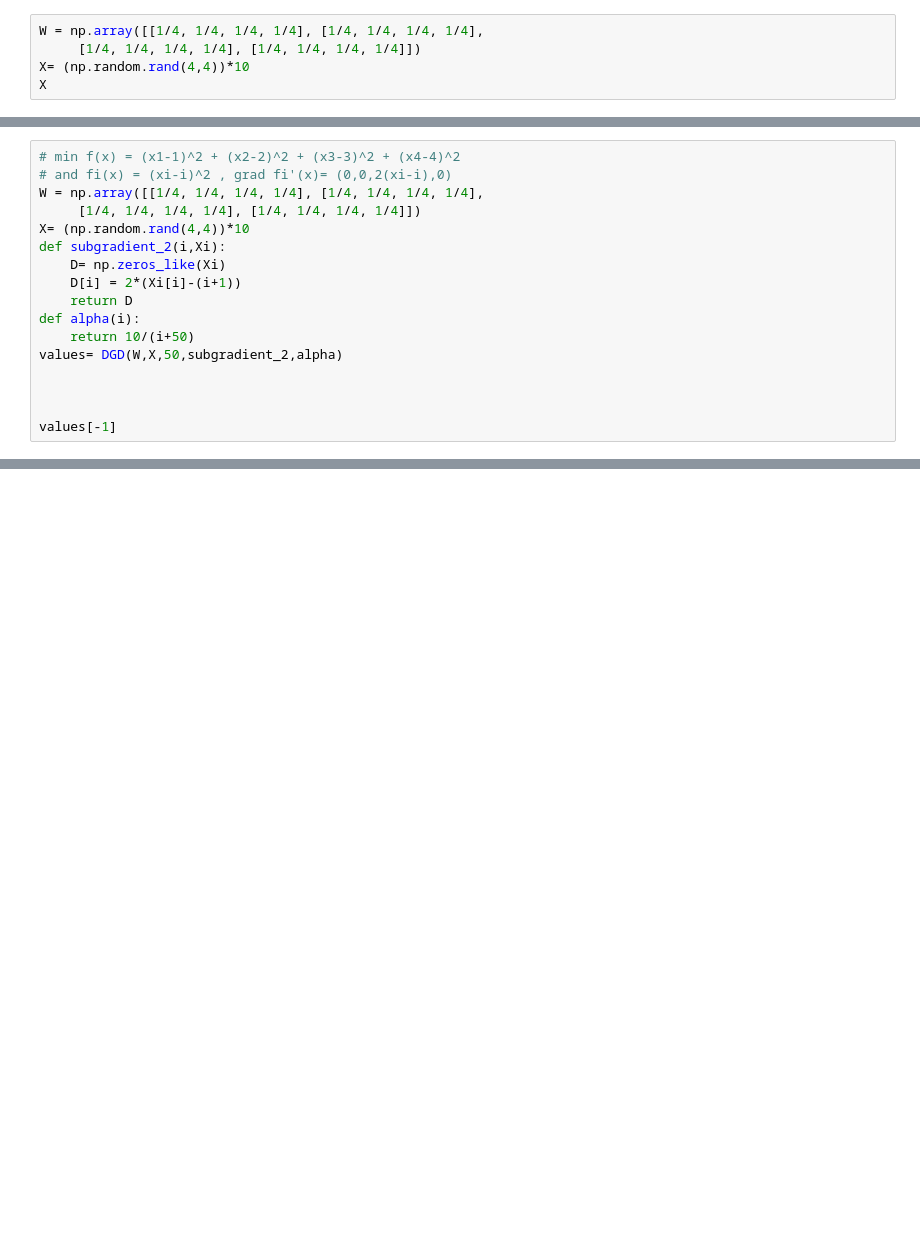
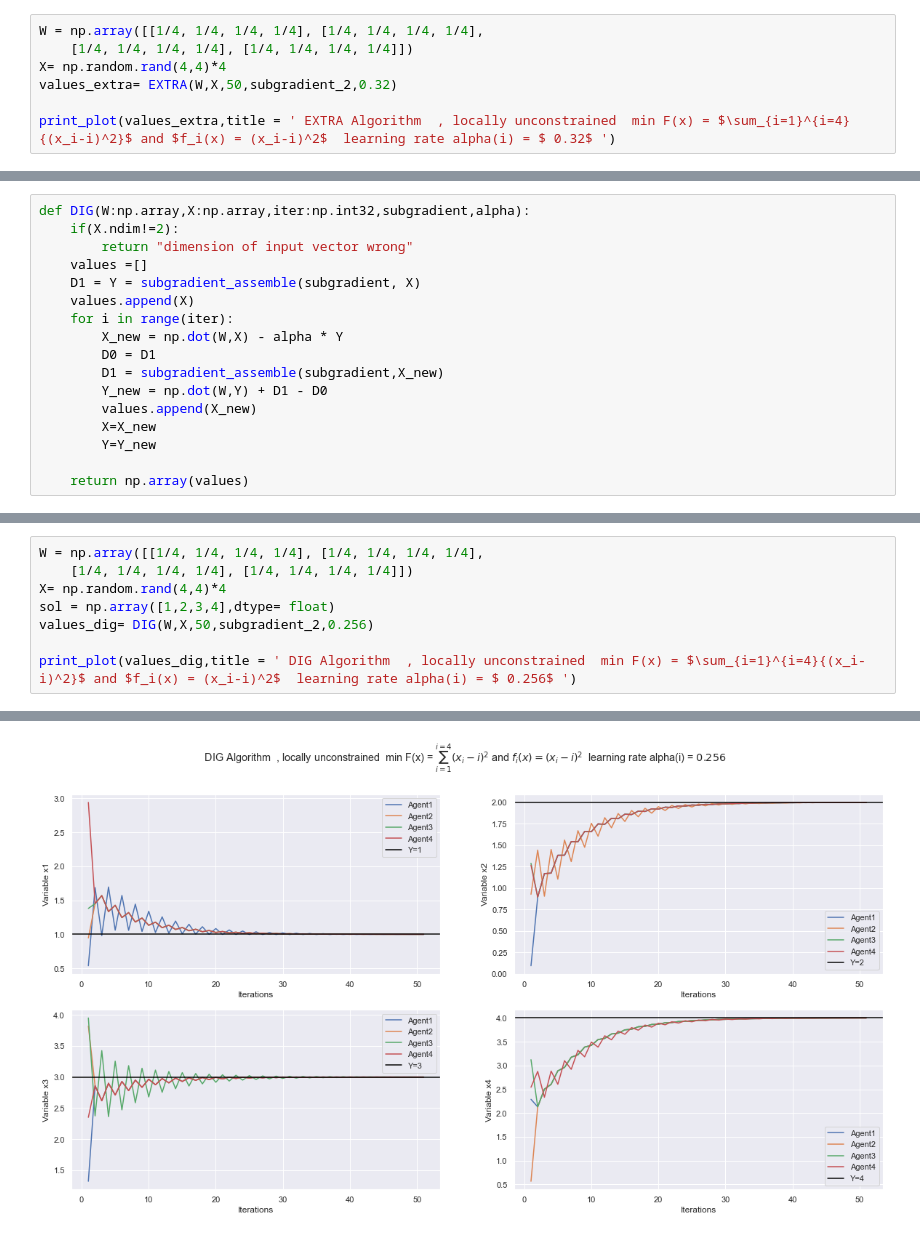
Before and after one commit to salujajaskeerat/federated-learning, a Jupyter notebook: Experiments/distributed learning/Iterative_Algorithms_Discrete.ipynb, the cells around one changed output, grey strips where cells are left out. Drawn from its saved outputs; the diff is of its cells as text; blank space fills up the shorter version.

Commit message:
DIG and EXTRA algos added

```diff
--- a/Experiments/distributed learning/Iterative_Algorithms_Discrete.ipynb
+++ b/Experiments/distributed learning/Iterative_Algorithms_Discrete.ipynb
@@ -107,6 +248,8 @@ def DGD(W:np.array,X:np.array,iter:np.int32,subgradient,alpha):
 # %%
 W = np.array([[1/4, 1/4, 1/4, 1/4], [1/4, 1/4, 1/4, 1/4],
-     [1/4, 1/4, 1/4, 1/4], [1/4, 1/4, 1/4, 1/4]])
-X= (np.random.rand(4,4))*10
-X
+    [1/4, 1/4, 1/4, 1/4], [1/4, 1/4, 1/4, 1/4]])
+X= np.random.rand(4,4)*4
+values_extra= EXTRA(W,X,50,subgradient_2,0.32)
+
+print_plot(values_extra,title = ' EXTRA Algorithm  , locally unconstrained  min F(x) = $\sum_{i=1}^{i=4}{(x_i-i)^2}$ and $f_i(x) = (x_i-i)^2$  learning rate alpha(i) = $ 0.32$ ')
 # %% [output]
@@ -141,0 +290,17 @@ values[:,1].shape
+# %%
+def DIG(W:np.array,X:np.array,iter:np.int32,subgradient,alpha):
+    if(X.ndim!=2):
+        return "dimension of input vector wrong"
+    values =[]
+    D1 = Y = subgradient_assemble(subgradient, X)
+    values.append(X)
+    for i in range(iter):
+        X_new = np.dot(W,X) - alpha * Y
+        D0 = D1
+        D1 = subgradient_assemble(subgradient,X_new)
+        Y_new = np.dot(W,Y) + D1 - D0
+        values.append(X_new)
+        X=X_new
+        Y=Y_new
+
+    return np.array(values)
@@ -142,18 +334,9 @@ values[:,1].shape
 # %%
-# min f(x) = (x1-1)^2 + (x2-2)^2 + (x3-3)^2 + (x4-4)^2
-# and fi(x) = (xi-i)^2 , grad fi'(x)= (0,0,2(xi-i),0)
 W = np.array([[1/4, 1/4, 1/4, 1/4], [1/4, 1/4, 1/4, 1/4],
-     [1/4, 1/4, 1/4, 1/4], [1/4, 1/4, 1/4, 1/4]])
-X= (np.random.rand(4,4))*10
-def subgradient_2(i,Xi):
-    D= np.zeros_like(Xi)
-    D[i] = 2*(Xi[i]-(i+1))
-    return D
-def alpha(i):
-    return 10/(i+50)
-values= DGD(W,X,50,subgradient_2,alpha)
+    [1/4, 1/4, 1/4, 1/4], [1/4, 1/4, 1/4, 1/4]])
+X= np.random.rand(4,4)*4
+sol = np.array([1,2,3,4],dtype= float)
+values_dig= DIG(W,X,50,subgradient_2,0.256)
 
-
-
-values[-1]
+print_plot(values_dig,title = ' DIG Algorithm  , locally unconstrained  min F(x) = $\sum_{i=1}^{i=4}{(x_i-i)^2}$ and $f_i(x) = (x_i-i)^2$  learning rate alpha(i) = $ 0.256$ ')
 # %% [output]
@@ -163,0 +355 @@ array([[1.0967022 , 2.10686353, 3.09189667, 4.07532383],
+[figure, added]
```
Also changed, not shown: parts of 15 cells of this notebook, 3 other files.
